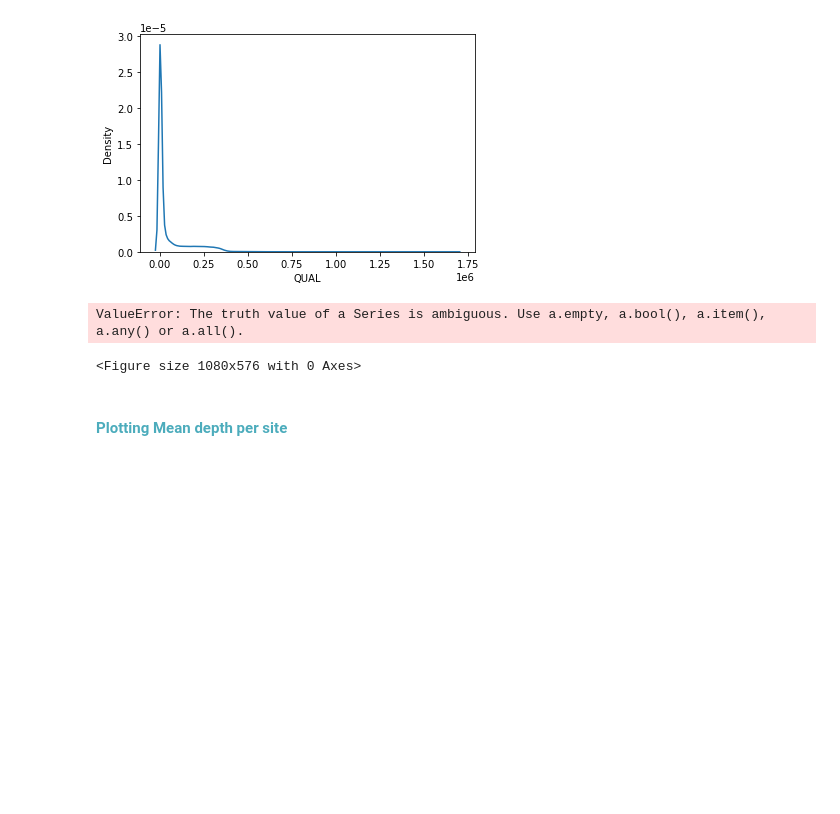
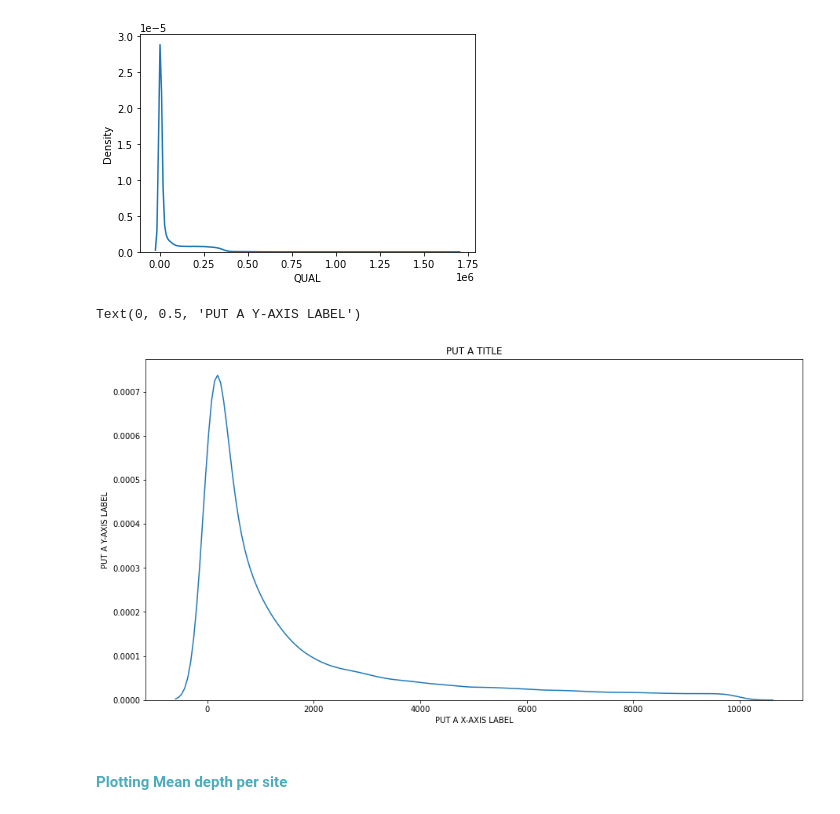
Before and after one commit to SouthGreenPlatform/-training_SV_teaching, a Jupyter notebook: Day2_Mapping_analysis.ipynb, the cells around one changed output. Drawn from its saved outputs; the diff is of its cells as text; code cells hidden in the pictures; blank space fills up the shorter version.

```diff
--- a/Day2_Mapping_analysis.ipynb
+++ b/Day2_Mapping_analysis.ipynb
@@ -450,17 +489,17 @@ sns.kdeplot(x="QUAL", data=df_qual)
 # %%
 # Plot with seaborn
 import matplotlib.pyplot as plt
 import seaborn as sns
 
 
 plt.figure(figsize = (15,8))
-ax=sns.distplot(df_qual[df_qual.QUAL<10000]["QUAL"], hist=False)
-ax.set_title("Blabla ")
-ax.set_xlabel("BLABLABLA")
-ax.set_ylabel("bla")
+ax=sns.kdeplot(x="QUAL", data=df_qual[df_qual.QUAL<10000])
+ax.set_title("PUT A TITLE")
+ax.set_xlabel("PUT A X-AXIS LABEL")
+ax.set_ylabel("PUT A Y-AXIS LABEL")
 # %% [output]
-ValueError: The truth value of a Series is ambiguous. Use a.empty, a.bool(), a.item(), a.any() or a.all().
+Text(0, 0.5, 'PUT A Y-AXIS LABEL')
-<Figure size 1080x576 with 0 Axes>
+[figure, added]
 # %% [markdown]
 #### <span style="color: #4CACBC;">Plotting Mean depth per site<a class="anchor" id="depthplot"></a></span>
 # %%
```
Also changed, not shown: parts of 28 cells of this notebook.
